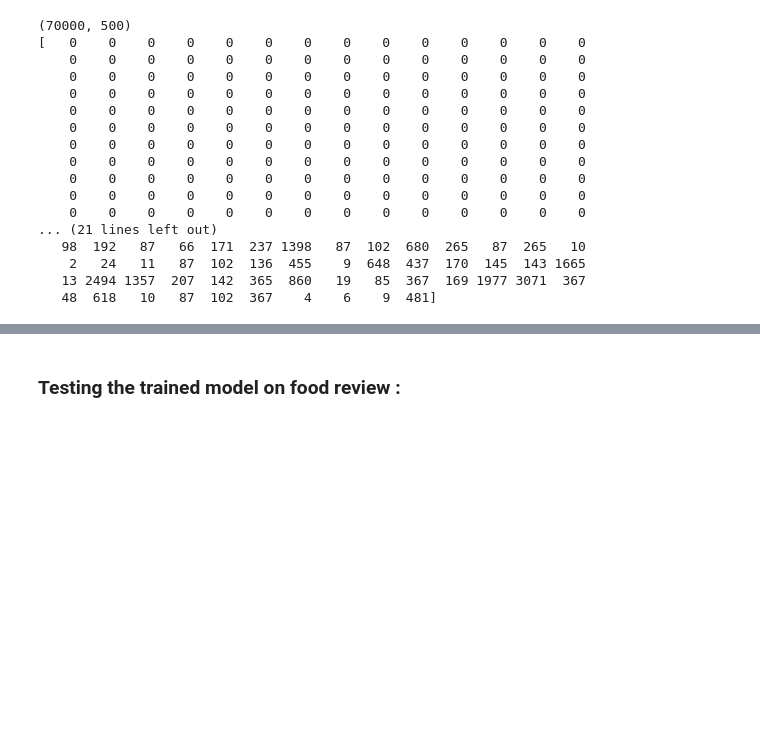
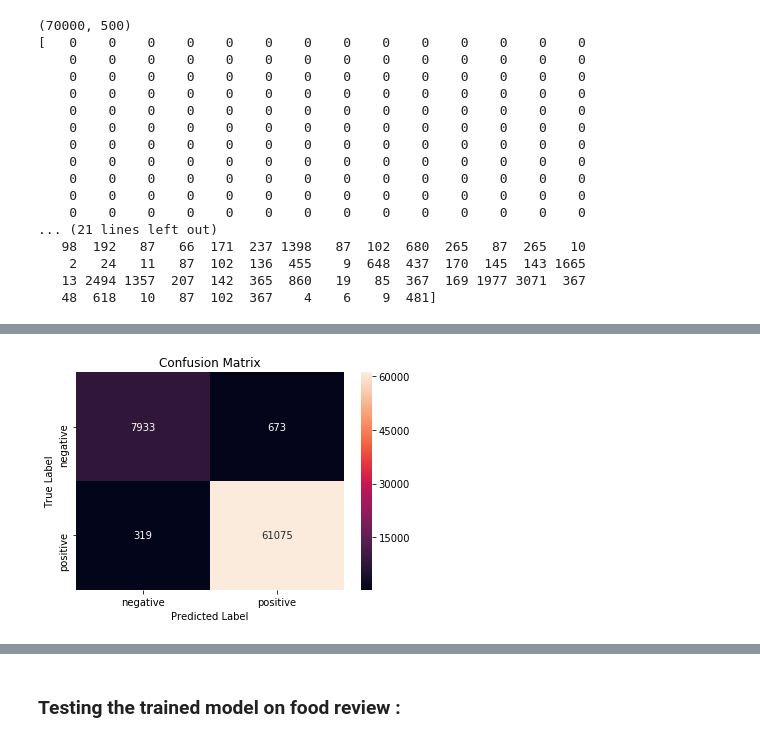
Before and after one commit to amitpeshwani/NLP-Amazon-Food-Reviews, a Jupyter notebook: LSTM_Amazon_food_reviews.ipynb, the cells around one changed output, grey strips where cells are left out. Saved outputs shown, nothing was run; the diff lists cells and outputs as text; code cells hidden in the pictures; blank space fills up the shorter version.

```diff
--- a/LSTM_Amazon_food_reviews.ipynb
+++ b/LSTM_Amazon_food_reviews.ipynb
@@ -311,0 +337,26 @@ model.save_weights('amazon_fine_food_epoch_10')
+# %%
+model.load_weights('amazon_fine_food_epoch_10')
+# %%
+y_pred_train = model.predict(X_train)
+# %%
+train_pred = []
+for i in y_pred_train :
+    if i[0] >0.50 :
+        train_pred.append(1)
+    else:
+        train_pred.append(0)
+
+train_pred = np.array(train_pred)
+# %%
+from sklearn.metrics import confusion_matrix
+matrix = confusion_matrix(reviews_score_train,train_pred)
+# %%
+class_label = ["negative", "positive"]
+df_cm = pd.DataFrame(matrix, index = class_label, columns = class_label)
+sns.heatmap(df_cm, annot = True, fmt = "d")
+plt.title("Confusion Matrix")
+plt.xlabel("Predicted Label")
+plt.ylabel("True Label")
+plt.show()
+# %% [output]
+[figure, added]
```
Also changed, not shown: parts of 15 cells of this notebook.
